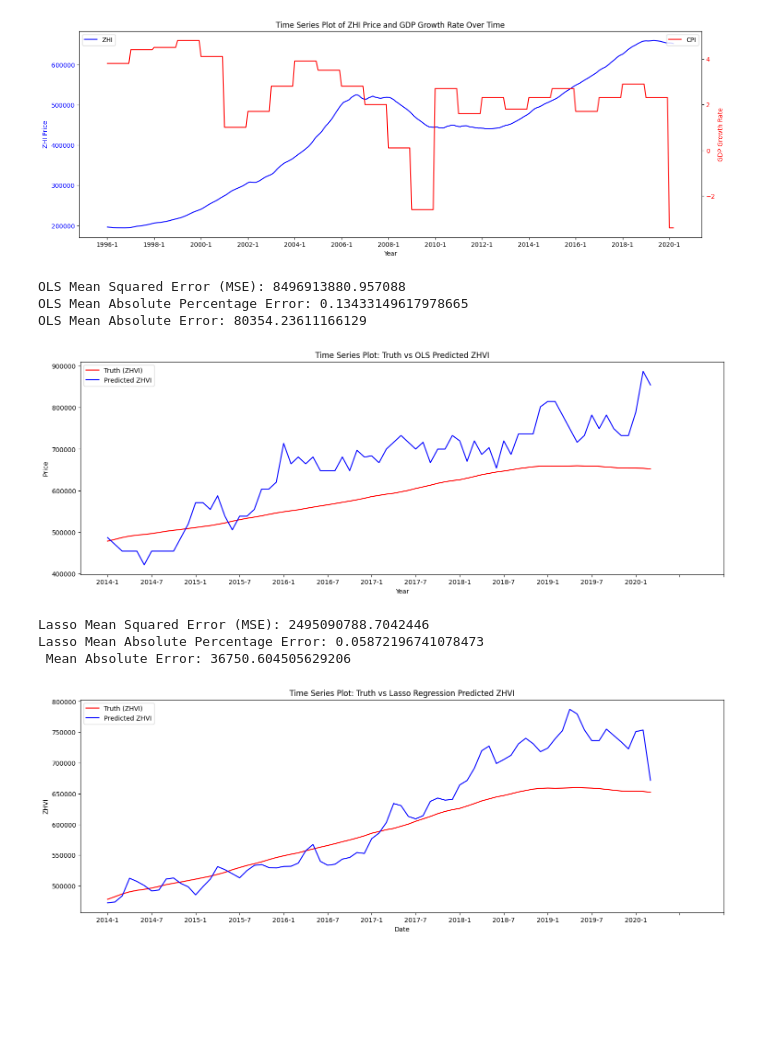
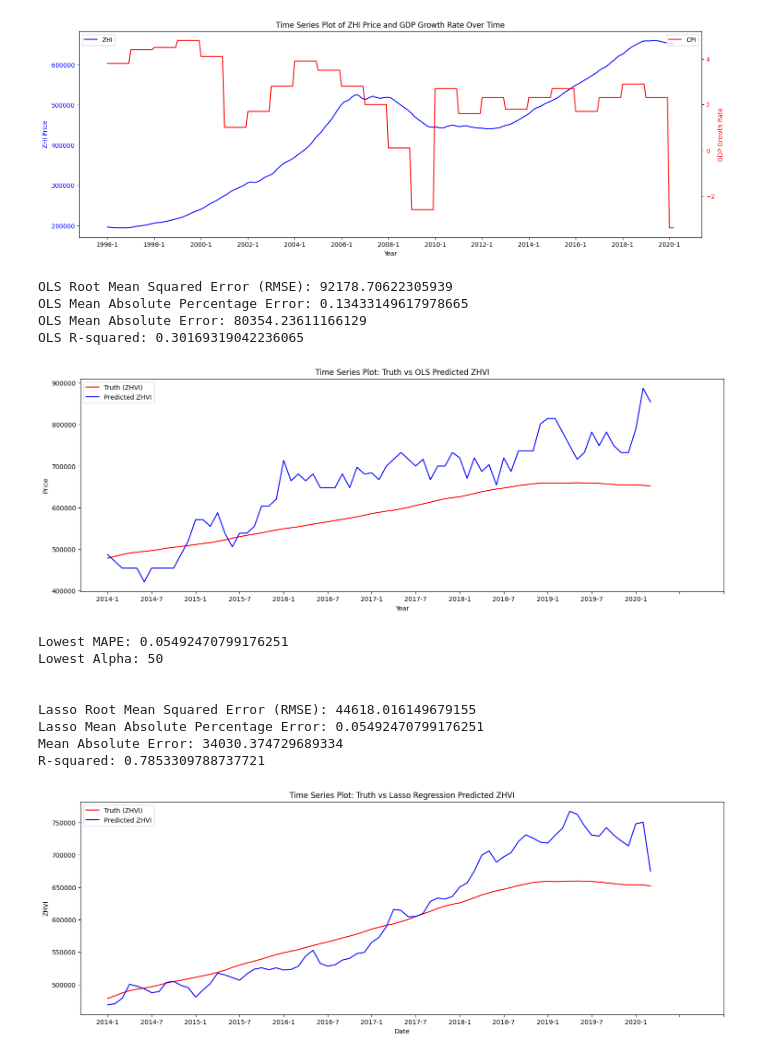
Before and after one commit to ngk324/DSCI441_Project_House_Price_Prediction, a Jupyter notebook: DSCI441_Project.ipynb, the cells around one changed output. Cells and saved outputs as stored; diff of their text form; code cells hidden in the pictures; blank space fills up the shorter version.

```diff
--- a/DSCI441_Project.ipynb
+++ b/DSCI441_Project.ipynb
@@ -587,12 +589,14 @@ y_pred = test['Predicted_ZHVI']
 OLS_pred = test['Predicted_ZHVI']
 
 # model evaluation
-mse = mean_squared_error(y_test, y_pred)
-print(f"OLS Mean Squared Error (MSE): {mse}")
+rmse = math.sqrt(mean_squared_error(y_test, y_pred))
+print(f"OLS Root Mean Squared Error (RMSE): {rmse}")
 mape = mean_absolute_percentage_error(y_test, y_pred)
 print("OLS Mean Absolute Percentage Error:", mape)
 MAE = mean_absolute_error(y_test, y_pred)
 print("OLS Mean Absolute Error:", MAE)
+r2 = r2_score(y_pred,y_test)
+print(f"OLS R-squared: {r2}")
 
 # Plot truth vs prediction
 plt.figure(figsize=(18, 6))
@@ -606,9 +610,10 @@ plt.title('Time Series Plot: Truth vs OLS Predicted ZHVI')
 plt.legend(loc='upper left')
 plt.show()
 # %% [output]
-OLS Mean Squared Error (MSE): 8496913880.957088
+OLS Root Mean Squared Error (RMSE): 92178.70622305939
 OLS Mean Absolute Percentage Error: 0.13433149617978665
 OLS Mean Absolute Error: 80354.23611166129
+OLS R-squared: 0.30169319042236065
 [figure]
 # %%
 # Split data into training and test
@@ -632,39 +637,74 @@ X_train_scaled = scaler.fit_transform(X_train_poly)
 X_test_scaled = scaler.transform(X_test_poly)
 
 # Fit Lasso regression model
-alpha = 1
+alphas = [0.001,0.005,0.01, 0.05, 0.1, 0.5, 1, 2, 3, 5, 10,25,50,75,100,150]
+results = []
+lowest_alpha = alphas[0]
+lowest_mape = float('inf')
+
+for alpha in alphas:
+  lasso_model = Lasso(alpha=alpha)
+  lasso_model.fit(X_train_scaled, y_train)
+
+  # Predict
+  predictions = lasso_model.predict(X_test_scaled)
+  test['Predicted_ZHVI'] = predictions
+
+  # Model evaluation
+  y_test = test['ZHVI']
+  y_pred = test['Predicted_ZHVI']
+  lasso_pred = test['Predicted_ZHVI']
+
+  mape = mean_absolute_percentage_error(y_test, y_pred)
+  results.append(mape)
+  if mape < lowest_mape:
+    lowest_mape = mape
+    lowest_alpha = alpha
+
+print("Lowest MAPE:", lowest_mape)
+print("Lowest Alpha:", lowest_alpha)
+
+alpha = lowest_alpha
+
 lasso_model = Lasso(alpha=alpha)
 lasso_model.fit(X_train_scaled, y_train)
 
 # Predict
 predictions = lasso_model.predict(X_test_scaled)
 test['Predicted_ZHVI'] = predictions
 
 # Model evaluation
 y_test = test['ZHVI']
 y_pred = test['Predicted_ZHVI']
 lasso_pred = test['Predicted_ZHVI']
 
-mse = mean_squared_error(y_test, y_pred)
-print(f"Lasso Mean Squared Error (MSE): {mse}")
+rmse = math.sqrt(mean_squared_error(y_test, y_pred))
+print(f"\n\nLasso Root Mean Squared Error (RMSE): {rmse}")
 mape = mean_absolute_percentage_error(y_test, y_pred)
 print("Lasso Mean Absolute Percentage Error:", mape)
 MAE = mean_absolute_error(y_test, y_pred)
-print(" Mean Absolute Error:", MAE)
+print("Mean Absolute Error:", MAE)
+r2 = r2_score(y_pred,y_test)
+print(f"R-squared: {r2}")
 
 # Plot truth vs prediction
 plt.figure(figsize=(18, 6))
 plt.plot(test['Year-Month'], test['ZHVI'], color='red', label='Truth (ZHVI)')
 plt.plot(test['Year-Month'], test['Predicted_ZHVI'], color='blue', label='Predicted ZHVI')
 plt.xlabel('Date')
 plt.ylabel('ZHVI')
-x_ticks = np.arange(0, 90, 6)
+x_ticks = np.arange(0, 86, 6)
 plt.xticks(x_ticks)
 plt.title('Time Series Plot: Truth vs Lasso Regression Predicted ZHVI')
 plt.legend(loc='upper left')
 plt.show()
 # %% [output]
-Lasso Mean Squared Error (MSE): 2495090788.7042446
-Lasso Mean Absolute Percentage Error: 0.05872196741078473
- Mean Absolute Error: 36750.604505629206
+Lowest MAPE: 0.05492470799176251
+Lowest Alpha: 50
+
+
+Lasso Root Mean Squared Error (RMSE): 44618.016149679155
+Lasso Mean Absolute Percentage Error: 0.05492470799176251
+Mean Absolute Error: 34030.374729689334
+R-squared: 0.7853309788737721
-[figure, old version]
+[figure, new version]
```
Also changed, not shown: parts of 5 cells of this notebook, 2 other files.
